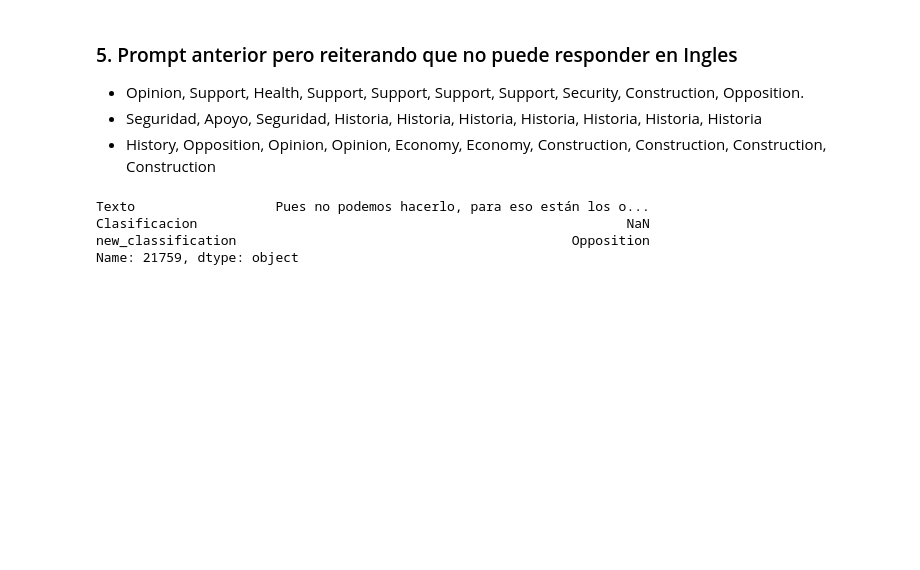
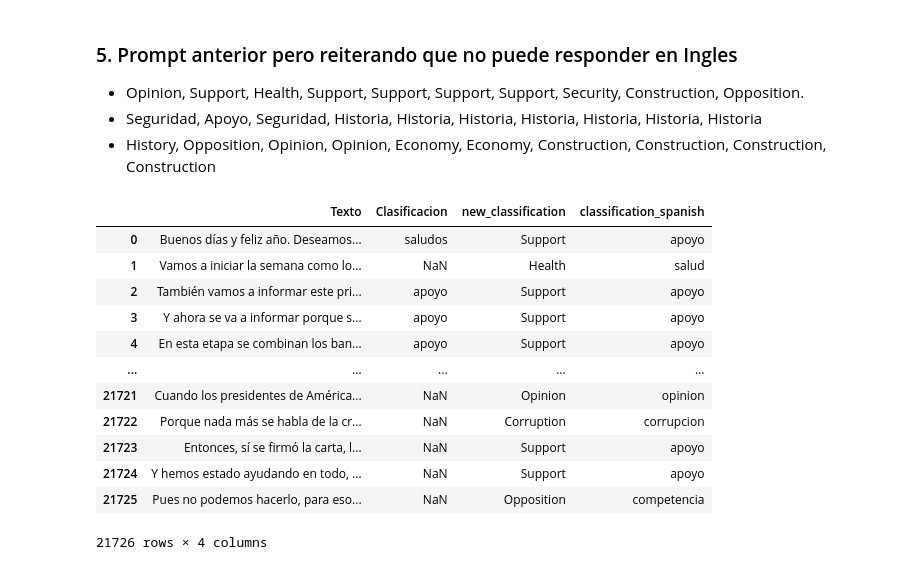
Before and after one commit to danielhtoledo2002/AMLO-CLASIFIER, a Jupyter notebook: OpenAi/Classify_amlo.ipynb, the cells around one changed output. Saved outputs shown, nothing was run; the diff lists cells and outputs as text; code cells hidden in the pictures; blank space fills up the shorter version.

```diff
--- a/OpenAi/Classify_amlo.ipynb
+++ b/OpenAi/Classify_amlo.ipynb
@@ -150,6 +150,7 @@ mapper = {
     "Economy": "economia",
     "Economy.": "economia",
     "Opposition": "competencia",
+    "Oppostion": "competencia",
     "Opposition.": "competencia",
     "Opinion": "opinion",
     "Foreign": "exterior",
@@ -173,6 +174,7 @@ mapper = {
     "Salud": "salud",
     "Construcción": "construccion",
     "Corrupción": "corrupcion",
+    "Corrupción.": "corrupcion",
     "Construcción.": "construccion",
     "\nOpinion": "opinion",
     "\nCorruption": "corrupcion",
@@ -235,4 +237,5 @@ for i in df.loc[pd.isna(df["classification_spanish"]), :].index:
     print(i)
     cuantos_nan +=1
 print(cuantos_nan)
+df.dropna(subset=['classification_spanish'], inplace=True)
 # %% [output]
@@ -310,9 +297,19 @@ Name: 13788, dtype: object
 # %%
 df.to_csv('amlo_clasify_chatpgt3.csv', index=False)
 # %%
-df.iloc[21759]
+
+df
 # %% [output]
+|  | Texto | Clasificacion | new_classification | classification_spanish |
+| 0 | Buenos días y feliz año. Deseamos... | saludos | Support | apoyo |
+| 1 | Vamos a iniciar la semana como lo... | NaN | Health | salud |
+| 2 | También vamos a informar este pri... | apoyo | Support | apoyo |
+| 3 | Y ahora se va a informar porque s... | apoyo | Support | apoyo |
+| 4 | En esta etapa se combinan los ban... | apoyo | Support | apoyo |
+| ... | ... | ... | ... | ... |
+| 21721 | Cuando los presidentes de América... | NaN | Opinion | opinion |
+| 21722 | Porque nada más se habla de la cr... | NaN | Corruption | corrupcion |
+| 21723 | Entonces, sí se firmó la carta, l... | NaN | Support | apoyo |
+| 21724 | Y hemos estado ayudando en todo, ... | NaN | Support | apoyo |
+| 21725 | Pues no podemos hacerlo, para eso... | NaN | Opposition | competencia |
-Texto                  Pues no podemos hacerlo, para eso están los o...
-Clasificacion                                                       NaN
-new_classification                                           Opposition
-Name: 21759, dtype: object
+21726 rows × 4 columns
```
Also changed, not shown: parts of 8 cells of this notebook, 1 other file.
